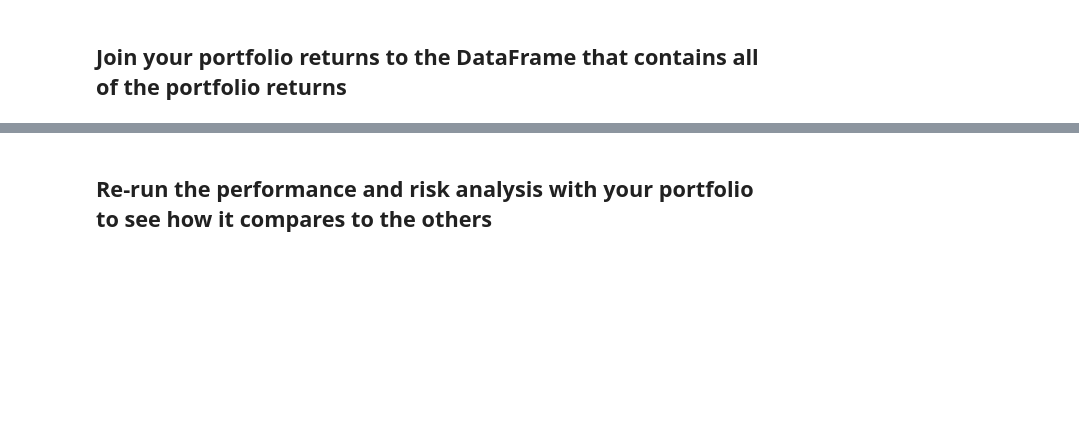
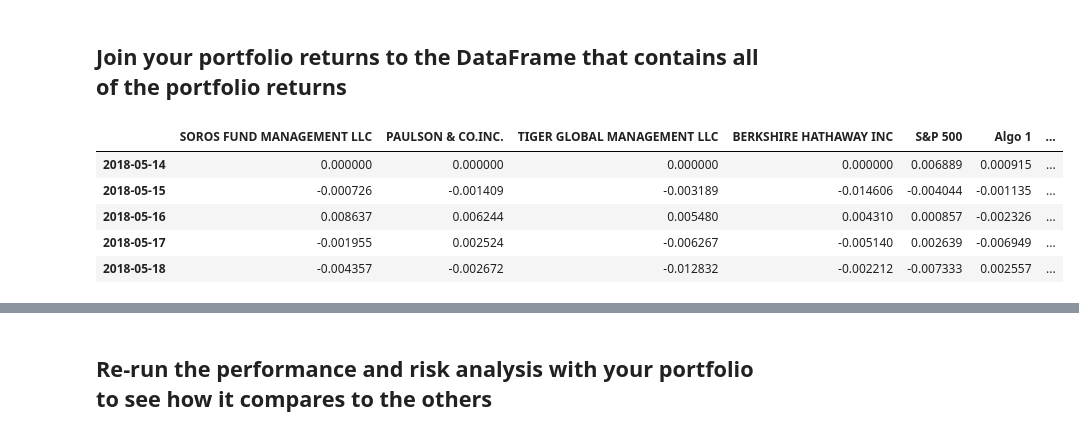
Before and after one commit to basobo/python-pandas, a Jupyter notebook: whale_analysis.ipynb, the cells around one changed output, grey strips where cells are left out. Cells and saved outputs as stored; diff of their text form; code cells hidden in the pictures; blank space fills up the shorter version.

```diff
--- a/whale_analysis.ipynb
+++ b/whale_analysis.ipynb
@@ -465,2 +508,13 @@ weights = [1/3, 1/3, 1/3]
+# %%
+new_combined_df = pd.concat([all_returns,cumulative_weighted_returns], axis="columns", join="inner")
+#new_combined_df.rename(columns={"","Custom"})
+new_combined_df.head()
+# %% [output]
+|  | SOROS FUND MANAGEMENT LLC | PAULSON & CO.INC. | TIGER GLOBAL MANAGEMENT LLC | BERKSHIRE HATHAWAY INC | S&P 500 | Algo 1 | ... |
+| 2018-05-14 | 0.000000 | 0.000000 | 0.000000 | 0.000000 | 0.006889 | 0.000915 | ... |
+| 2018-05-15 | -0.000726 | -0.001409 | -0.003189 | -0.014606 | -0.004044 | -0.001135 | ... |
+| 2018-05-16 | 0.008637 | 0.006244 | 0.005480 | 0.004310 | 0.000857 | -0.002326 | ... |
+| 2018-05-17 | -0.001955 | 0.002524 | -0.006267 | -0.005140 | 0.002639 | -0.006949 | ... |
+| 2018-05-18 | -0.004357 | -0.002672 | -0.012832 | -0.002212 | -0.007333 | 0.002557 | ... |
 # %%
 # Only compare dates where the new, custom portfolio has dates
```
Also changed, not shown: parts of 12 cells of this notebook.
